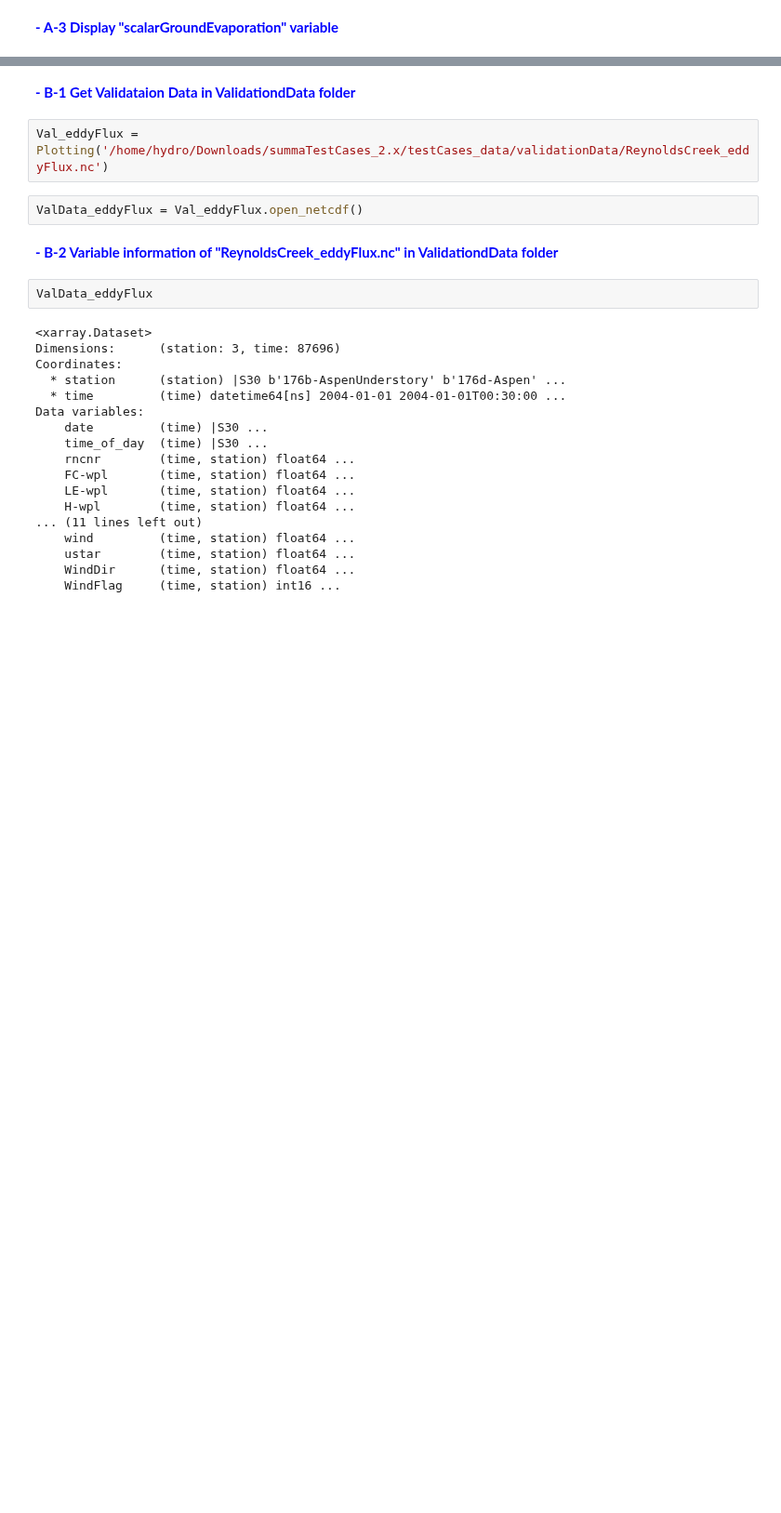
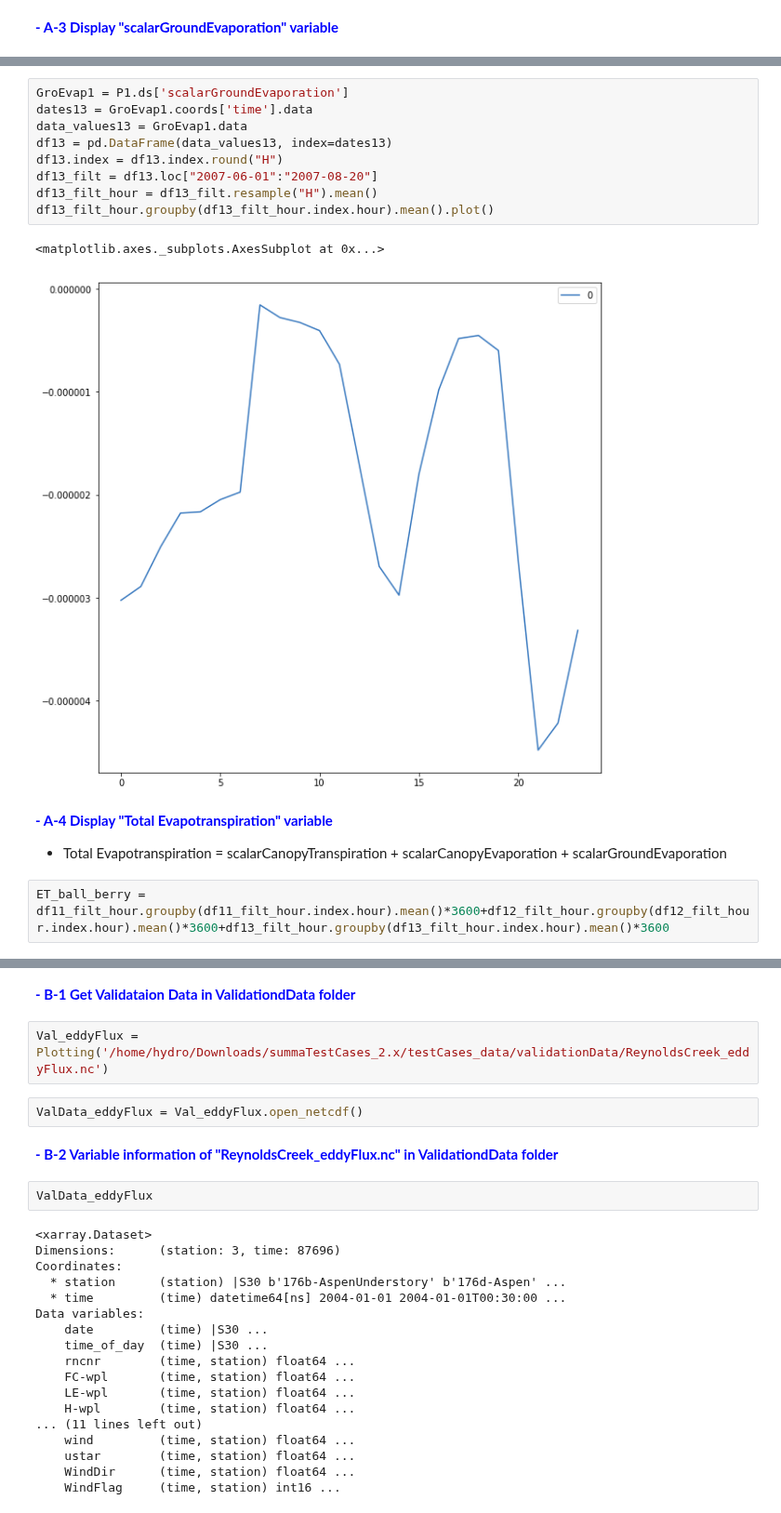
Before and after one commit to UW-Hydro/pysumma, a Jupyter notebook: pysumma_demo_Example_1_Fig_7.ipynb, the cells around one changed output, grey strips where cells are left out. Shown at 93% size. Cells and saved outputs as stored; diff of their text form; blank space fills up the shorter version.

```diff
--- a/pysumma_demo_Example_1_Fig_7.ipynb
+++ b/pysumma_demo_Example_1_Fig_7.ipynb
@@ -507,0 +522,18 @@ P3.plot_1d(31)
+# %%
+GroEvap1 = P1.ds['scalarGroundEvaporation']
+dates13 = GroEvap1.coords['time'].data
+data_values13 = GroEvap1.data
+df13 = pd.DataFrame(data_values13, index=dates13)
+df13.index = df13.index.round("H")
+df13_filt = df13.loc["2007-06-01":"2007-08-20"]
+df13_filt_hour = df13_filt.resample("H").mean()
+df13_filt_hour.groupby(df13_filt_hour.index.hour).mean().plot()
+# %% [output]
+<matplotlib.axes._subplots.AxesSubplot at 0x...>
+[figure, added]
+# %% [markdown]
+<span style="color:blue"> __- A-4 Display "Total Evapotranspiration" variable__
+
+* Total Evapotranspiration = scalarCanopyTranspiration + scalarCanopyEvaporation + scalarGroundEvaporation
+# %%
+ET_ball_berry = df11_filt_hour.groupby(df11_filt_hour.index.hour).mean()*3600+df12_filt_hour.groupby(df12_filt_hour.index.hour).mean()*3600+df13_filt_hour.groupby(df13_filt_hour.index.hour).mean()*3600
```
Also changed, not shown: parts of 61 cells of this notebook.
